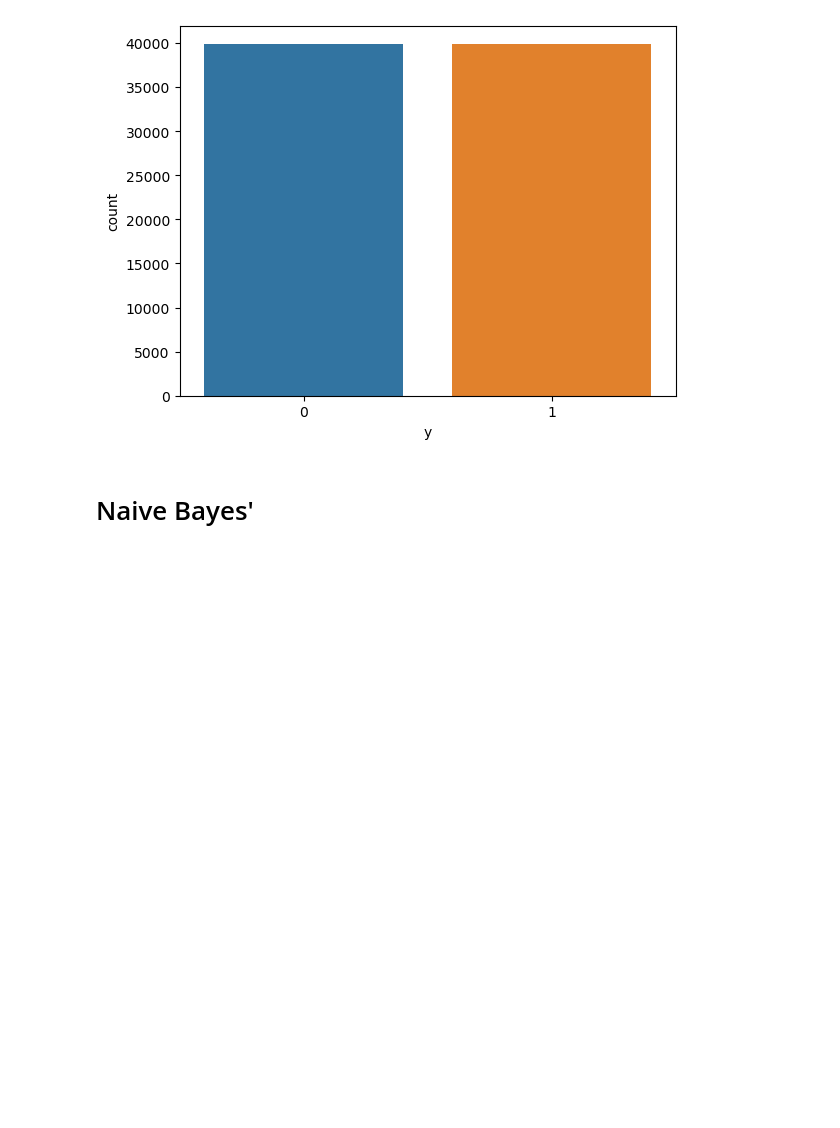
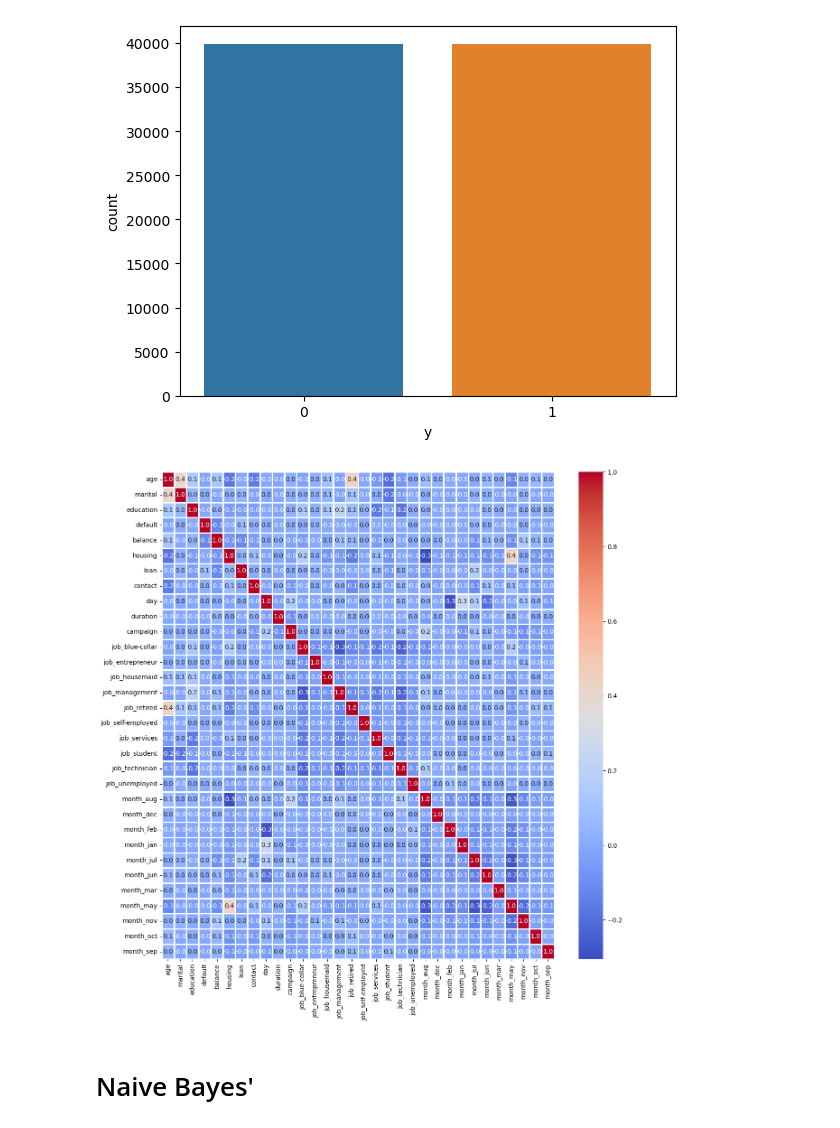
Before and after one commit to nilanjansonai/Classification, a Jupyter notebook: Classification.ipynb, the cells around one changed output. Drawn from its saved outputs; the diff is of its cells as text; code cells hidden in the pictures; blank space fills up the shorter version.

```diff
--- a/Classification.ipynb
+++ b/Classification.ipynb
@@ -527,6 +529,12 @@ sns.countplot(x=y_resampled['y'])
 # %% [output]
 <Axes: xlabel='y', ylabel='count'>
 [figure]
+# %%
+plt.figure(figsize=(14, 14))
+sns.heatmap(X.corr(), annot=True,fmt=".1f", cmap='coolwarm',linewidths=1)
+plt.show()
+# %% [output]
+[figure, added]
 # %%
 #Train-Test splitting with resampled data
 from sklearn.model_selection import train_test_split
```
Also changed, not shown: parts of 6 cells of this notebook.
